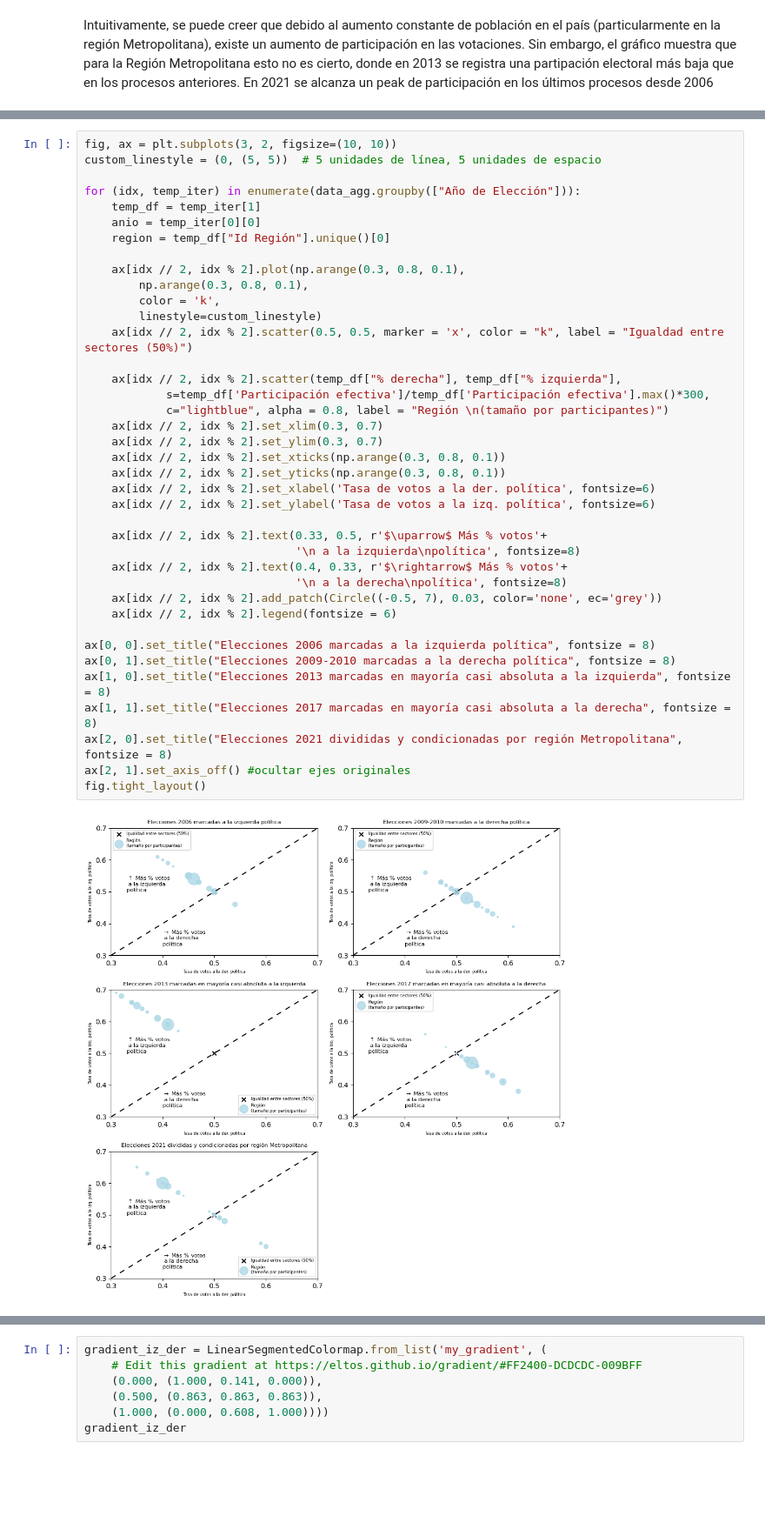
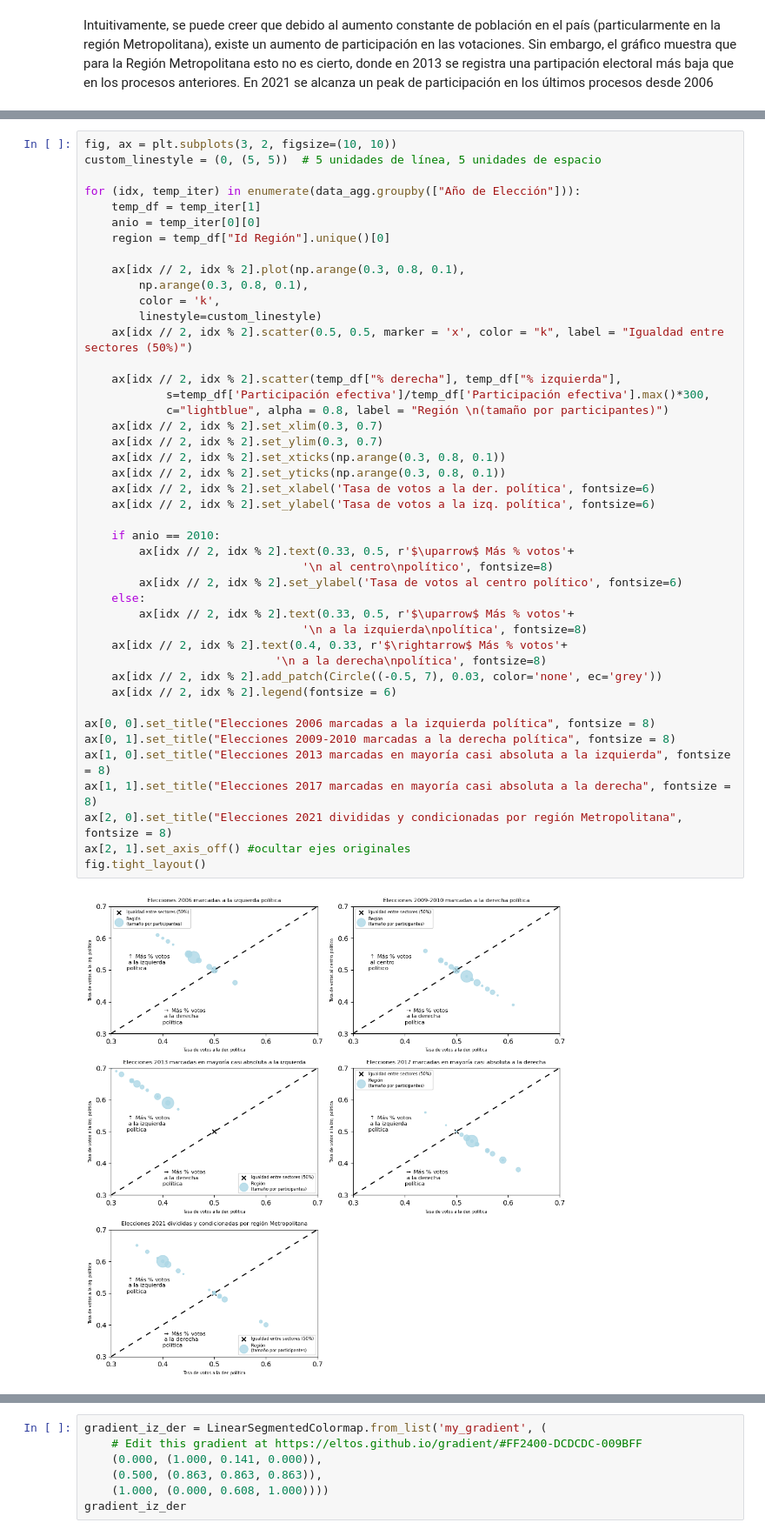
Before and after one commit to DiegoLeonG96/VisInfo_T4, a Jupyter notebook: Ideando_historia.ipynb, the cells around one changed output, grey strips where cells are left out. Shown: that part at 87% size. Saved outputs shown, nothing was run; the diff lists cells and outputs as text; blank space fills up the shorter version.

```diff
--- a/Ideando_historia.ipynb
+++ b/Ideando_historia.ipynb
@@ -156,35 +155,40 @@ for (idx, temp_iter) in enumerate(data_agg.groupby(["Año de Elección"])):
     region = temp_df["Id Región"].unique()[0]
 
     ax[idx // 2, idx % 2].plot(np.arange(0.3, 0.8, 0.1),
         np.arange(0.3, 0.8, 0.1),
         color = 'k',
         linestyle=custom_linestyle)
     ax[idx // 2, idx % 2].scatter(0.5, 0.5, marker = 'x', color = "k", label = "Igualdad entre sectores (50%)")
 
     ax[idx // 2, idx % 2].scatter(temp_df["% derecha"], temp_df["% izquierda"],
             s=temp_df['Participación efectiva']/temp_df['Participación efectiva'].max()*300,
             c="lightblue", alpha = 0.8, label = "Región \n(tamaño por participantes)")
     ax[idx // 2, idx % 2].set_xlim(0.3, 0.7)
     ax[idx // 2, idx % 2].set_ylim(0.3, 0.7)
     ax[idx // 2, idx % 2].set_xticks(np.arange(0.3, 0.8, 0.1))
     ax[idx // 2, idx % 2].set_yticks(np.arange(0.3, 0.8, 0.1))
     ax[idx // 2, idx % 2].set_xlabel('Tasa de votos a la der. política', fontsize=6)
     ax[idx // 2, idx % 2].set_ylabel('Tasa de votos a la izq. política', fontsize=6)
 
-    ax[idx // 2, idx % 2].text(0.33, 0.5, r'$\uparrow$ Más % votos'+
-                               '\n a la izquierda\npolítica', fontsize=8)
+    if anio == 2010:
+        ax[idx // 2, idx % 2].text(0.33, 0.5, r'$\uparrow$ Más % votos'+
+                                '\n al centro\npolítico', fontsize=8)
+        ax[idx // 2, idx % 2].set_ylabel('Tasa de votos al centro político', fontsize=6)
+    else:
+        ax[idx // 2, idx % 2].text(0.33, 0.5, r'$\uparrow$ Más % votos'+
+                                '\n a la izquierda\npolítica', fontsize=8)
     ax[idx // 2, idx % 2].text(0.4, 0.33, r'$\rightarrow$ Más % votos'+
-                               '\n a la derecha\npolítica', fontsize=8)
+                            '\n a la derecha\npolítica', fontsize=8)
     ax[idx // 2, idx % 2].add_patch(Circle((-0.5, 7), 0.03, color='none', ec='grey'))
     ax[idx // 2, idx % 2].legend(fontsize = 6)
 
 ax[0, 0].set_title("Elecciones 2006 marcadas a la izquierda política", fontsize = 8)
 ax[0, 1].set_title("Elecciones 2009-2010 marcadas a la derecha política", fontsize = 8)
 ax[1, 0].set_title("Elecciones 2013 marcadas en mayoría casi absoluta a la izquierda", fontsize = 8)
 ax[1, 1].set_title("Elecciones 2017 marcadas en mayoría casi absoluta a la derecha", fontsize = 8)
 ax[2, 0].set_title("Elecciones 2021 divididas y condicionadas por región Metropolitana", fontsize = 8)
 ax[2, 1].set_axis_off() #ocultar ejes originales
 fig.tight_layout()
 # %% [output]
-[figure, old version]
+[figure, new version]
 # %% [markdown]
```
Also changed, not shown: parts of 25 cells of this notebook.
